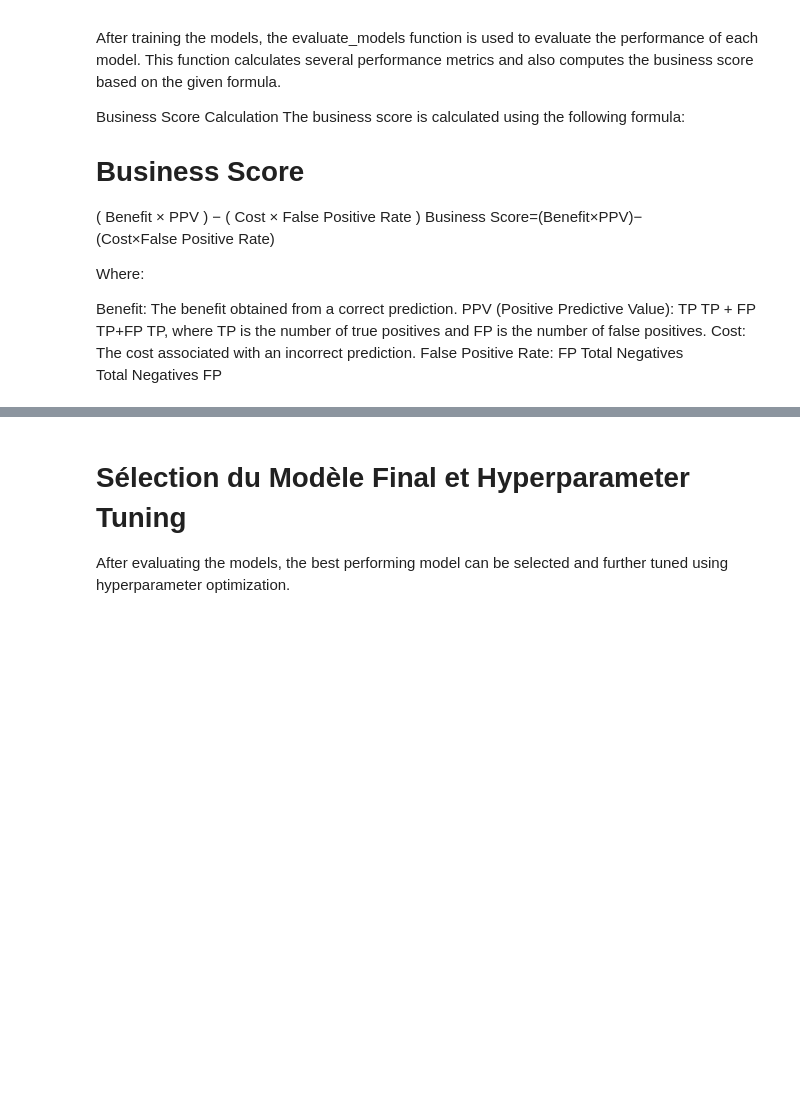
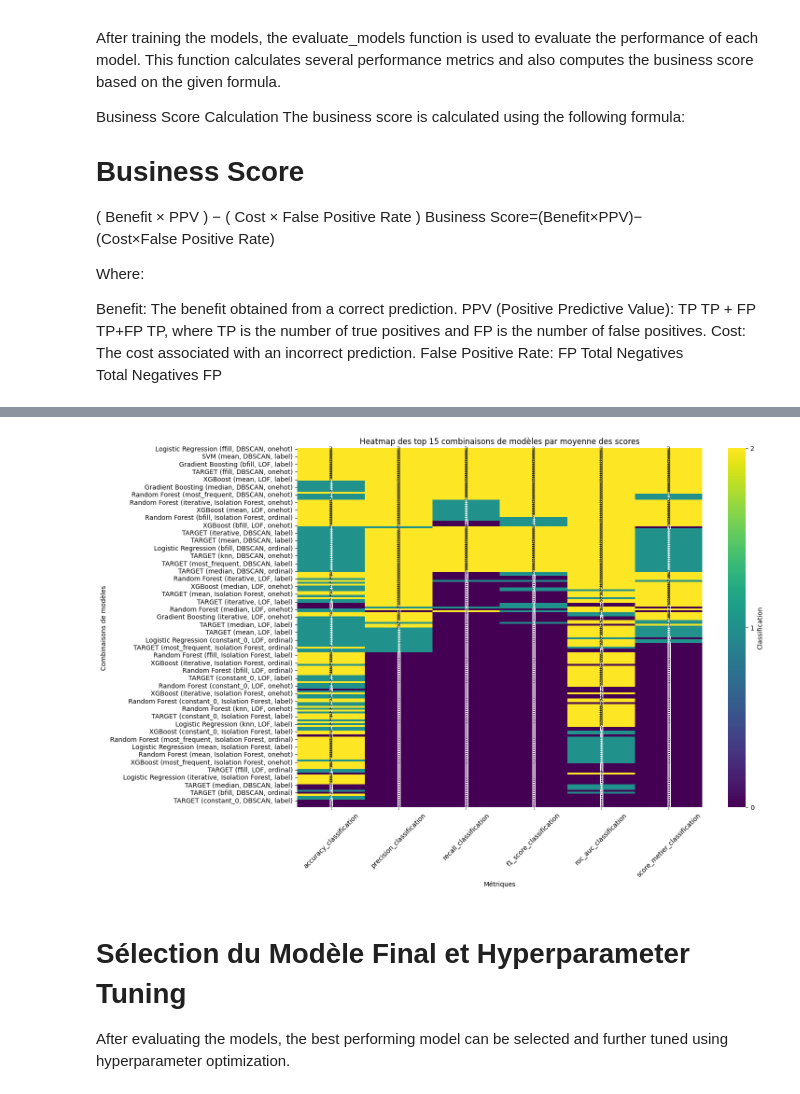
Before and after one commit to CYBA7K2M-DATAPROJ/home_credit_default_risk, a Jupyter notebook: Fusilier_Antoine_2_notebook_modelization_032024.ipynb, the cells around one changed output, grey strips where cells are left out. Cells and saved outputs as stored; diff of their text form; code cells hidden in the pictures; blank space fills up the shorter version.

```diff
--- a/Fusilier_Antoine_2_notebook_modelization_032024.ipynb
+++ b/Fusilier_Antoine_2_notebook_modelization_032024.ipynb
@@ -629,3 +809,36 @@ evaluate_models(
+# %%
+# Appliquer la classification à chaque métrique pour chaque modèle
+classification_results = df.copy()
+for metric in thresholds.keys():
+    classification_results[metric + '_classification'] = classification_results[metric].apply(lambda x: classify_performance(x, metric))
+
+# Calculer la moyenne des scores évalués
+classification_results['average_score'] = classification_results[['accuracy', 'precision', 'recall', 'f1_score', 'roc_auc', 'score_metier']].mean(axis=1)
+
+# Trier les résultats par la moyenne des scores et prendre le top 15
+top_15_average_scores = classification_results.sort_values(by='average_score', ascending=False)
+
+# Préparation des données pour la heatmap des top 15
+classification_score = {
+    'Juste': 2,
+    'Correct': 1,
+    'Fausse': 0
+}
+heatmap_top_15_average_scores_data = top_15_average_scores[['accuracy_classification', 'precision_classification', 'recall_classification', 'f1_score_classification', 'roc_auc_classification', 'score_metier_classification']].applymap(lambda x: classification_score[x])
+
+# Ajout des noms de modèles et de combinaisons pour les étiquettes
+heatmap_top_15_average_scores_data.index = top_15_average_scores.apply(lambda x: f"{x['model']} ({x['imputation_method']}, {x['outlier_method']}, {x['encoding_method']})", axis=1)
+
+# Heatmap des top 15 selon la moyenne des scores
+plt.figure(figsize=(14, 10))
+sns.heatmap(heatmap_top_15_average_scores_data, annot=True, cmap='viridis', cbar_kws={'ticks': [0, 1, 2], 'label': 'Classification'})
+plt.title('Heatmap des top combinaisons de modèles par moyenne des scores')
+plt.xlabel('Métriques')
+plt.ylabel('Combinaisons de modèles')
+plt.xticks(rotation=45)
+plt.show()
+# %% [output]
+[figure, added]
 # %% [markdown]
 # Sélection du Modèle Final et Hyperparameter Tuning
 
```
Also changed, not shown: parts of 21 cells of this notebook, 4 other files.
